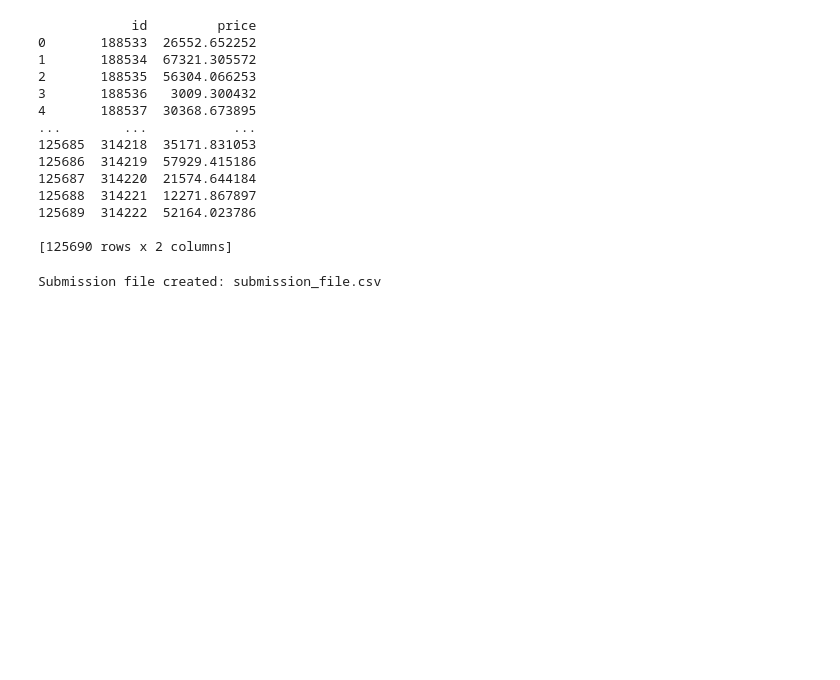
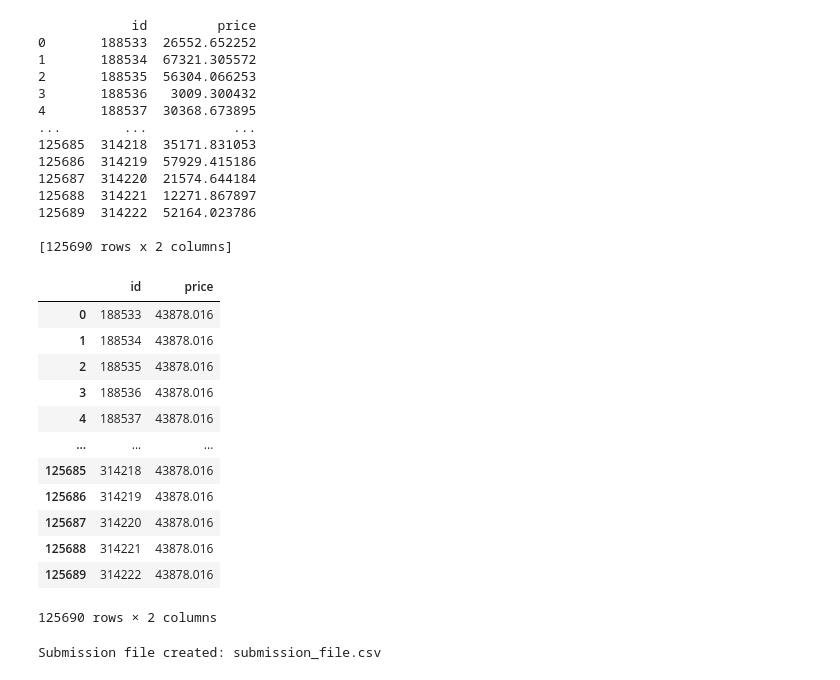
Before and after one commit to Mallowsss/CCMACLRL_EXAM, a Jupyter notebook: Midterm_Exam.ipynb, the cells around one changed output. Cells and saved outputs as stored; diff of their text form; code cells hidden in the pictures; blank space fills up the shorter version.

```diff
--- a/Midterm_Exam.ipynb
+++ b/Midterm_Exam.ipynb
@@ -163,7 +161,22 @@ print(submission_df)
 # %%
 sample_submission_url = 'https://github.com/robitussin/CCMACLRL_EXAM/blob/a46a4e2a001dedaefc9b431d480b508ce86c2d96/datasets/sample_submission.csv?raw=true'
 
 sf=pd.read_csv(sample_submission_url)
+sf
+# %% [output]
+|  | id | price |
+| 0 | 188533 | 43878.016 |
+| 1 | 188534 | 43878.016 |
+| 2 | 188535 | 43878.016 |
+| 3 | 188536 | 43878.016 |
+| 4 | 188537 | 43878.016 |
+| ... | ... | ... |
+| 125685 | 314218 | 43878.016 |
+| 125686 | 314219 | 43878.016 |
+| 125687 | 314220 | 43878.016 |
+| 125688 | 314221 | 43878.016 |
+| 125689 | 314222 | 43878.016 |
+125690 rows × 2 columns
 # %%
 import pandas as pd
 id = sf.pop('id')
```
Also changed, not shown: parts of 6 cells of this notebook.
